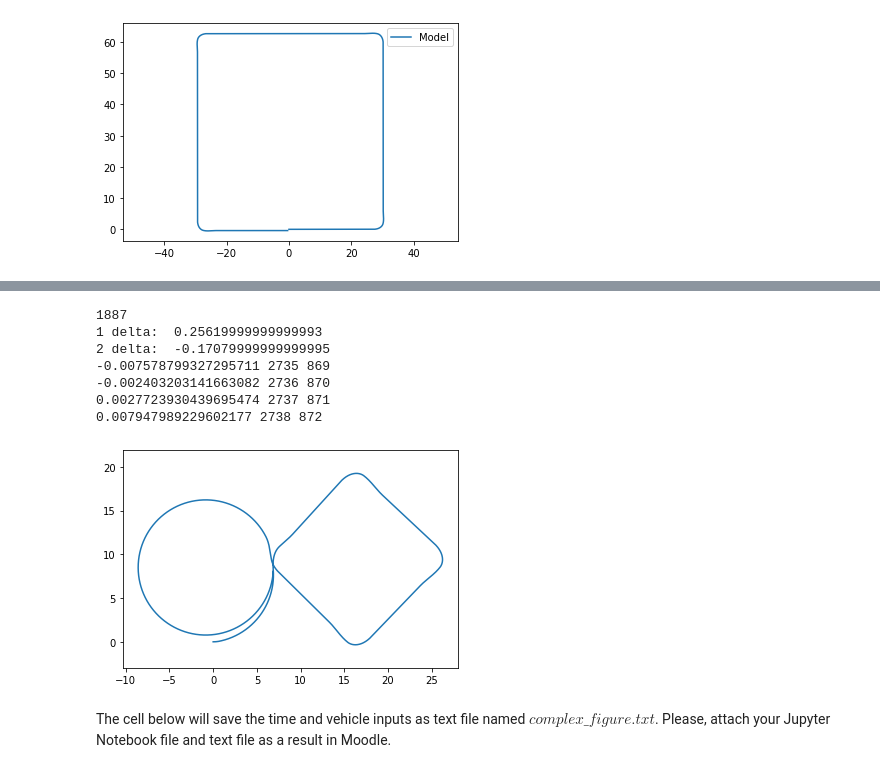
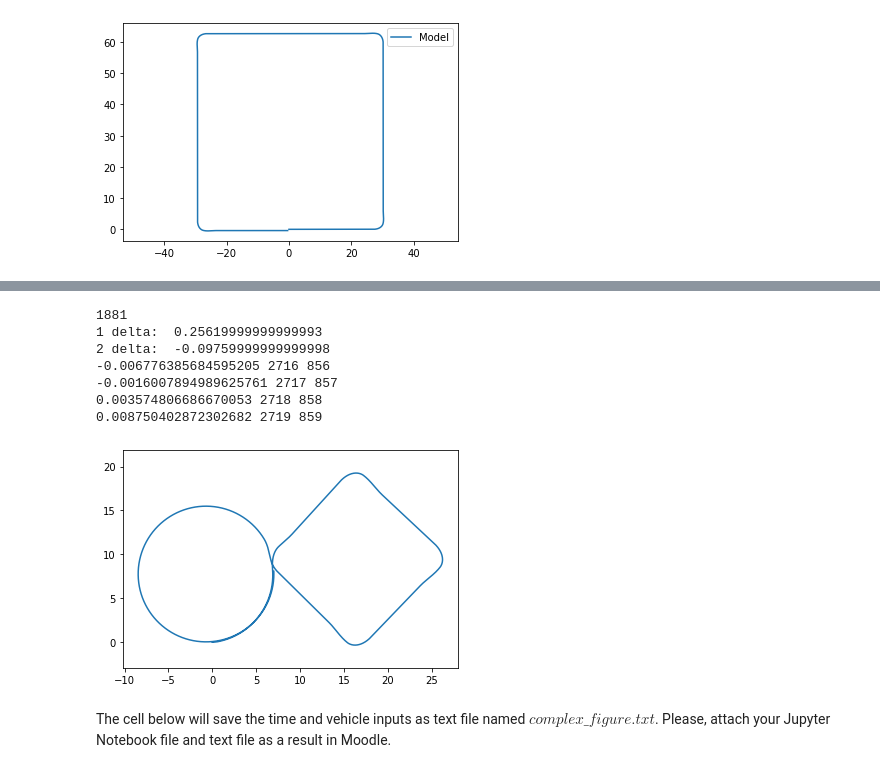
Before and after one commit to IDzetI/Creation-of-a-vehicle-model-and-trajectory-control, a Jupyter notebook: assignment1_1.ipynb, the cells around one changed output, grey strips where cells are left out. Drawn from its saved outputs; the diff is of its cells as text; code cells hidden in the pictures.

Commit message:
fix complex figure

```diff
--- a/assignment1_1.ipynb
+++ b/assignment1_1.ipynb
@@ -217,7 +217,7 @@ w_data = np.zeros_like(t_data)
 # ==================================
 v_data[:] = np.pi
 
-t_sirc = int(np.ceil((np.arctan(2/8) / model.w_max) / sample_time))
+t_sirc = int(np.ceil((np.arctan(1/4) / model.w_max) / sample_time))
 w_data[:t_sirc] = model.w_max
 
 shift = -20
@@ -246,7 +246,7 @@ w_data[t_start:t_start+shift] = -model.w_max
 w_data[t_start+shift:t_start+shift*2] = model.w_max
 
 
-shift1 = 46
+shift1 = 43
 sm_shift = 0
 t_start += shift*2 + forward_len
 w_data[t_start+sm_shift:t_start+shift1+sm_shift] = -model.w_max
@@ -260,40 +260,40 @@ print(t_start + t_sirc)
 # print(t_sirc, t_quater)
 # print("pi", math.pi, math.pi/2, math.pi/4)
 dtheta = np.pi/2 - np.pi/4
 # print('dtheta', dtheta, dtheta/2)
 
 is_was = True
 is_was2 = True
 c = 0.0
 # print("theta: ", model.theta)
 
 for i in range(t_data.shape[0]):
     x_data[i] = model.xc
     y_data[i] = model.yc
 
     if i > t_start and abs(model.theta) < 0.01:
         print(model.theta, i, i-t_start)
     model.step(v_data[i], w_data[i])
     if i == 1851:
         print('2 delta: ', model.delta)
     if i == t_sirc:
         print('1 delta: ', model.delta)
 
 # ==================================
 #  Your solution ends here
 # ==================================
 plt.axis('equal')
 plt.plot(x_data, y_data)
 plt.show()
 # %% [output]
-1887
+1881
 1 delta:  0.25619999999999993
-2 delta:  -0.17079999999999995
--0.007578799327295711 2735 869
--0.002403203141663082 2736 870
-0.0027723930439695474 2737 871
-0.007947989229602177 2738 872
+2 delta:  -0.09759999999999998
+-0.006776385684595205 2716 856
+-0.0016007894989625761 2717 857
+0.003574806686670053 2718 858
+0.008750402872302682 2719 859
-[figure, old version]
+[figure, new version]
 # %% [markdown]
 The cell below will save the time and vehicle inputs as text file named $\textit{complex_figure.txt}$. Please, attach your Jupyter Notebook file and text file as a result in Moodle.
 # %%
```
